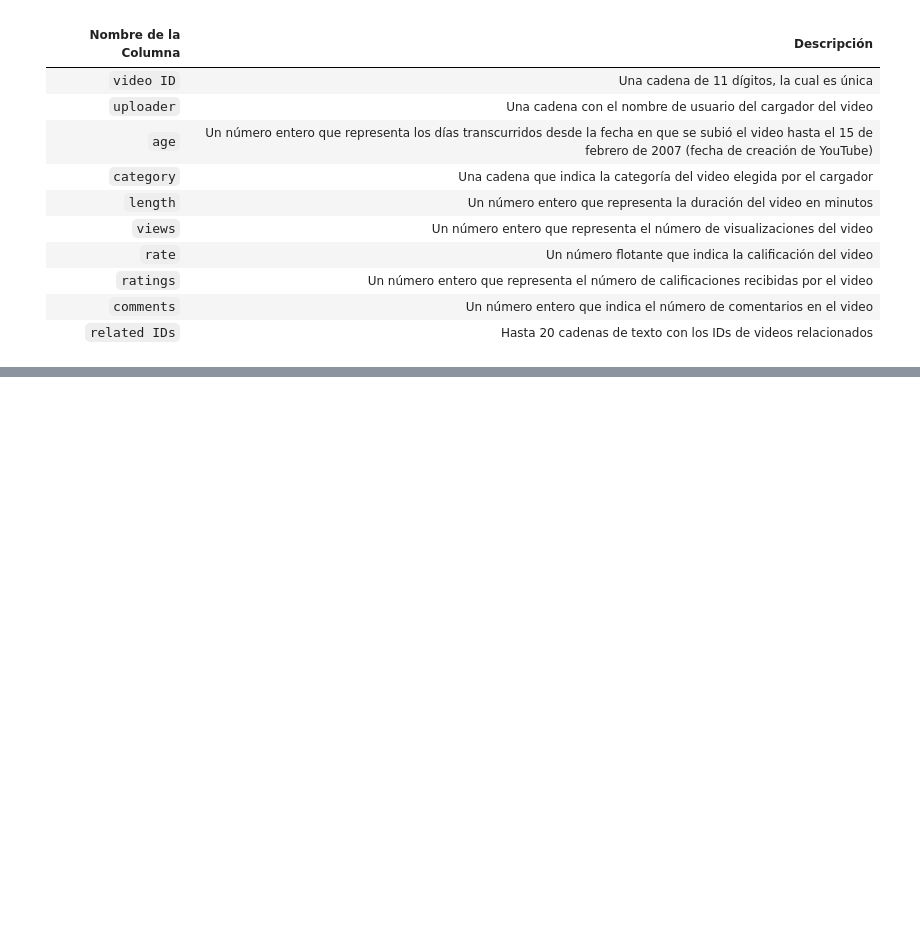
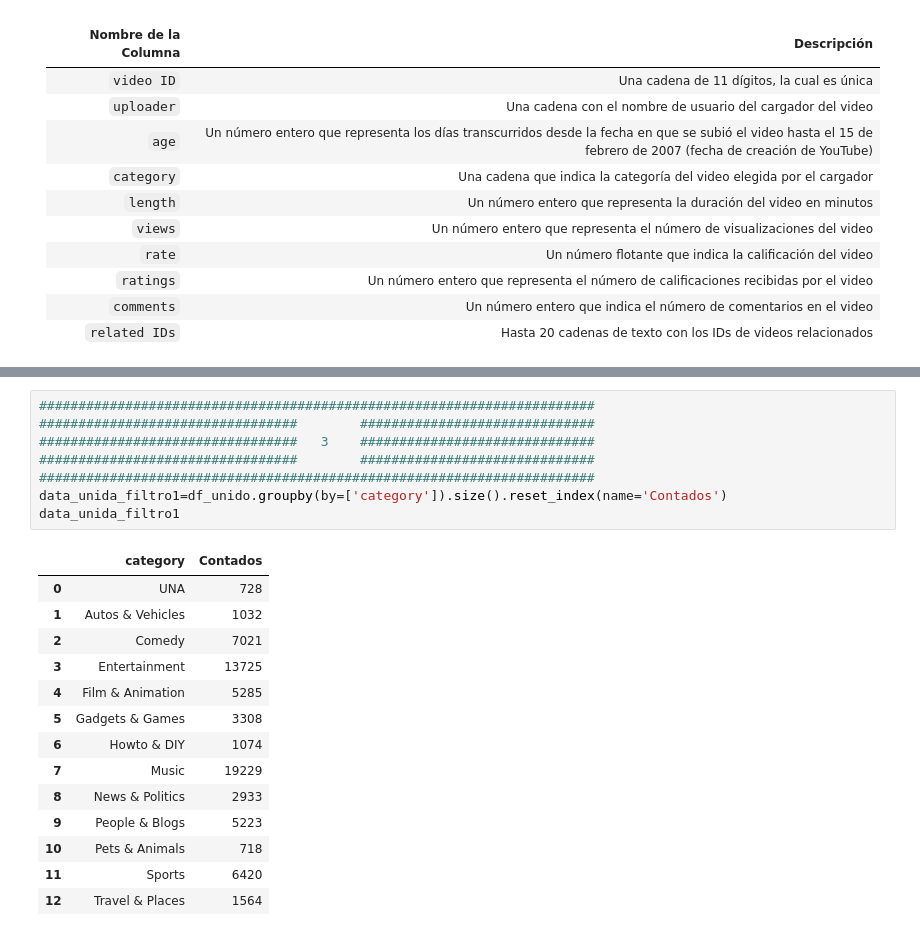
Before and after one commit to Abait-25/PC5, a Jupyter notebook: Problema3.ipynb, the cells around one changed output, grey strips where cells are left out. Cells and saved outputs as stored; diff of their text form; blank space fills up the shorter version.

```diff
--- a/Problema3.ipynb
+++ b/Problema3.ipynb
@@ -36,0 +79,23 @@ IsADirectoryError: [Errno 21] Is a directory: 'youtubedata/0303'
+# %%
+#######################################################################
+#################################        ##############################
+#################################   3    ##############################
+#################################        ##############################
+#######################################################################
+data_unida_filtro1=df_unido.groupby(by=['category']).size().reset_index(name='Contados')
+data_unida_filtro1
+# %% [output]
+|  | category | Contados |
+| 0 | UNA | 728 |
+| 1 | Autos & Vehicles | 1032 |
+| 2 | Comedy | 7021 |
+| 3 | Entertainment | 13725 |
+| 4 | Film & Animation | 5285 |
+| 5 | Gadgets & Games | 3308 |
+| 6 | Howto & DIY | 1074 |
+| 7 | Music | 19229 |
+| 8 | News & Politics | 2933 |
+| 9 | People & Blogs | 5223 |
+| 10 | Pets & Animals | 718 |
+| 11 | Sports | 6420 |
+| 12 | Travel & Places | 1564 |
```
Also changed, not shown: parts of 5 cells of this notebook, 7 other files.
